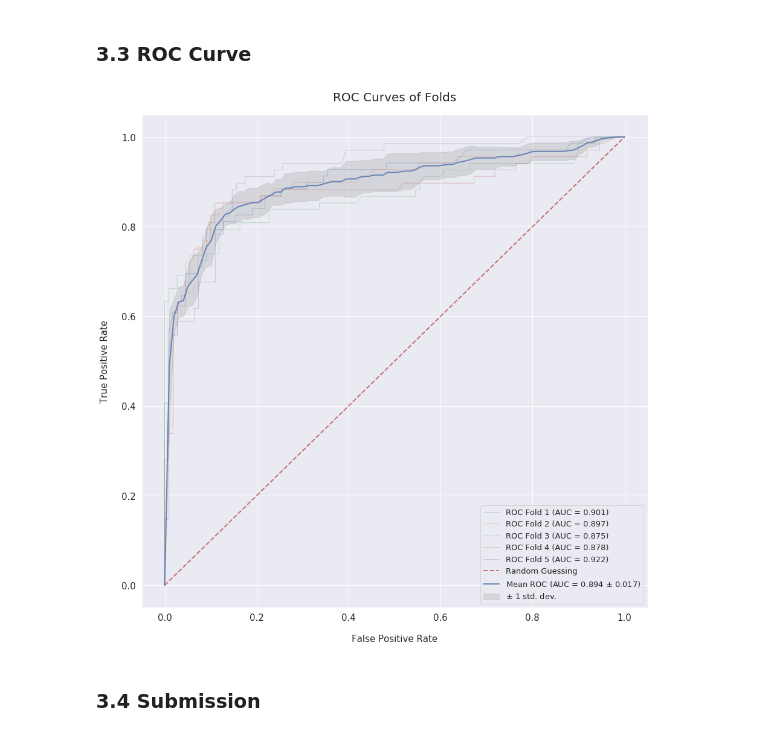
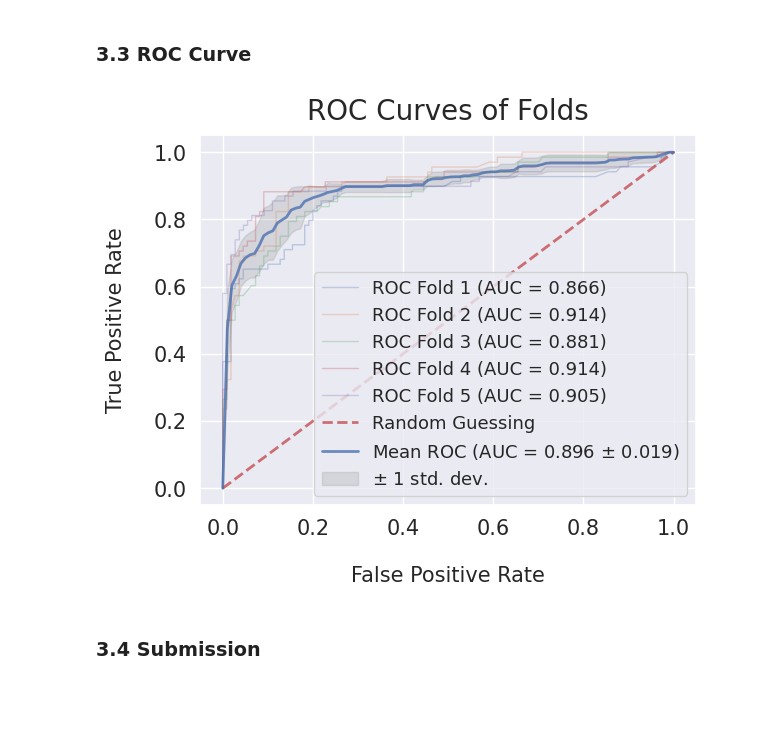
Before and after one commit to ancestor9/2026_Fall_Application-Deployment, a Jupyter notebook: 20261113/titanic_advanced_feature_engineering_tutorial.ipynb, the cells around one changed output. Cells and saved outputs as stored; diff of their text form; code cells hidden in the pictures; blank space fills up the shorter version.

```diff
--- a/20261113/titanic_advanced_feature_engineering_tutorial.ipynb
+++ b/20261113/titanic_advanced_feature_engineering_tutorial.ipynb
@@ -203,15 +232,15 @@ df_all_corr[df_all_corr['Feature 1'] == 'Age']
 # %% [markdown]
 In order to be more accurate, `Sex` feature is used as the second level of `groupby` while filling the missing `Age` values. As seen from below, `Pclass` and `Sex` groups have distinct median `Age` values. When passenger class increases, the median age for both males and females also increases. However, females tend to have slightly lower median `Age` than males. The median ages below are used for filling the missing values in `Age` feature.
 # %%
-age_by_pclass_sex = df_all.groupby(['Sex', 'Pclass']).median()['Age']
+age_by_pclass_sex = df_all.groupby(['Sex', 'Pclass'])['Age'].median()
 
 for pclass in range(1, 4):
     for sex in ['female', 'male']:
-        print('Median age of Pclass {} {}s: {}'.format(pclass, sex, age_by_pclass_sex[sex][pclass]))
-print('Median age of all passengers: {}'.format(df_all['Age'].median()))
+        print(f'Median age of Pclass {pclass} {sex}s: {age_by_pclass_sex[sex][pclass]}')
+print(f"Median age of all passengers: {df_all['Age'].median()}")
 
 # Filling the missing values in Age with the medians of Sex and Pclass groups
-df_all['Age'] = df_all.groupby(['Sex', 'Pclass'])['Age'].apply(lambda x: x.fillna(x.median()))
+df_all['Age'] = df_all.groupby(['Sex', 'Pclass'])['Age'].transform(lambda x: x.fillna(x.median()))
 # %% [output]
 Median age of Pclass 1 females: 36.0
 Median age of Pclass 1 males: 42.0
@@ -503,8 +533,8 @@ df_test_corr_nd[corr]
 # %%
-fig, axs = plt.subplots(nrows=2, figsize=(20, 20))
+fig, axs = plt.subplots(nrows=2, figsize=(15, 15))
 
-sns.heatmap(df_train.drop(['PassengerId'], axis=1).corr(), ax=axs[0], annot=True, square=True, cmap='coolwarm', annot_kws={'size': 14})
-sns.heatmap(df_test.drop(['PassengerId'], axis=1).corr(), ax=axs[1], annot=True, square=True, cmap='coolwarm', annot_kws={'size': 14})
+sns.heatmap(df_train.drop(['PassengerId'], axis=1).corr(numeric_only=True), ax=axs[0], annot=True, square=True, cmap='coolwarm', annot_kws={'size': 14})
+sns.heatmap(df_test.drop(['PassengerId'], axis=1).corr(numeric_only=True), ax=axs[1], annot=True, square=True, cmap='coolwarm', annot_kws={'size': 14})
 
 for i in range(2):
     axs[i].tick_params(axis='x', labelsize=14)
@@ -782,8 +812,8 @@ An extra binary feature `Family_Survival_Rate_NA` is created for families that a
 non_unique_families = [x for x in df_train['Family'].unique() if x in df_test['Family'].unique()]
 non_unique_tickets = [x for x in df_train['Ticket'].unique() if x in df_test['Ticket'].unique()]
 
-df_family_survival_rate = df_train.groupby('Family')['Survived', 'Family','Family_Size'].median()
-df_ticket_survival_rate = df_train.groupby('Ticket')['Survived', 'Ticket','Ticket_Frequency'].median()
+df_family_survival_rate = df_train.groupby('Family')[['Survived', 'Family_Size']].median()
+df_ticket_survival_rate = df_train.groupby('Ticket')[['Survived', 'Ticket_Frequency']].median()
 
 family_rates = {}
 ticket_rates = {}
@@ -938,7 +969,7 @@ single_best_model = RandomForestClassifier(criterion='gini',
                                            max_depth=5,
                                            min_samples_split=4,
                                            min_samples_leaf=5,
-                                           max_features='auto',
+                                           max_features='sqrt',
                                            oob_score=True,
                                            random_state=SEED,
                                            n_jobs=-1,
@@ -949,7 +980,7 @@ leaderboard_model = RandomForestClassifier(criterion='gini',
                                            max_depth=7,
                                            min_samples_split=6,
                                            min_samples_leaf=6,
-                                           max_features='auto',
+                                           max_features='sqrt',
                                            oob_score=True,
                                            random_state=SEED,
                                            n_jobs=-1,
@@ -1118,7 +1149,7 @@ def plot_roc_curve(fprs, tprs):
     tprs_interp = []
     aucs = []
     mean_fpr = np.linspace(0, 1, 100)
-    f, ax = plt.subplots(figsize=(15, 15))
+    f, ax = plt.subplots()
 
     # Plotting ROC for each fold and computing AUC scores
     for i, (fpr, tpr) in enumerate(zip(fprs, tprs), 1):
@@ -1132,34 +1163,34 @@ def plot_roc_curve(fprs, tprs):
     plt.plot([0, 1], [0, 1], linestyle='--', lw=2, color='r', alpha=0.8, label='Random Guessing')
 
     mean_tpr = np.mean(tprs_interp, axis=0)
     mean_tpr[-1] = 1.0
     mean_auc = auc(mean_fpr, mean_tpr)
     std_auc = np.std(aucs)
 
     # Plotting the mean ROC
     ax.plot(mean_fpr, mean_tpr, color='b', label='Mean ROC (AUC = {:.3f} $\pm$ {:.3f})'.format(mean_auc, std_auc), lw=2, alpha=0.8)
 
     # Plotting the standard deviation around the mean ROC Curve
     std_tpr = np.std(tprs_interp, axis=0)
     tprs_upper = np.minimum(mean_tpr + std_tpr, 1)
     tprs_lower = np.maximum(mean_tpr - std_tpr, 0)
     ax.fill_between(mean_fpr, tprs_lower, tprs_upper, color='grey', alpha=.2, label='$\pm$ 1 std. dev.')
 
     ax.set_xlabel('False Positive Rate', size=15, labelpad=20)
     ax.set_ylabel('True Positive Rate', size=15, labelpad=20)
     ax.tick_params(axis='x', labelsize=15)
     ax.tick_params(axis='y', labelsize=15)
     ax.set_xlim([-0.05, 1.05])
     ax.set_ylim([-0.05, 1.05])
 
     ax.set_title('ROC Curves of Folds', size=20, y=1.02)
     ax.legend(loc='lower right', prop={'size': 13})
 
     plt.show()
 
 plot_roc_curve(fprs, tprs)
 # %% [output]
-[figure, old version]
+[figure, new version]
 # %% [markdown]
 ### **3.4 Submission**
 # %%
```
Also changed, not shown: parts of 23 cells of this notebook.
